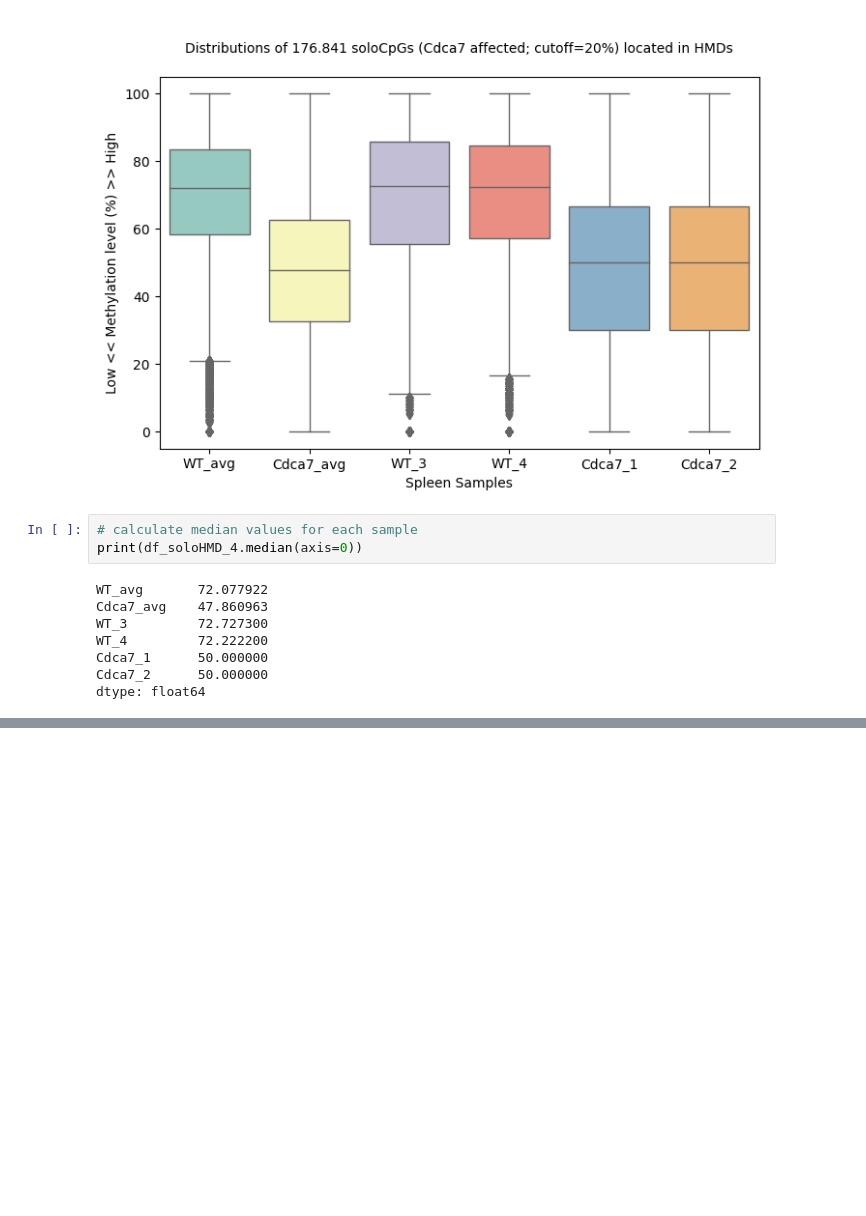
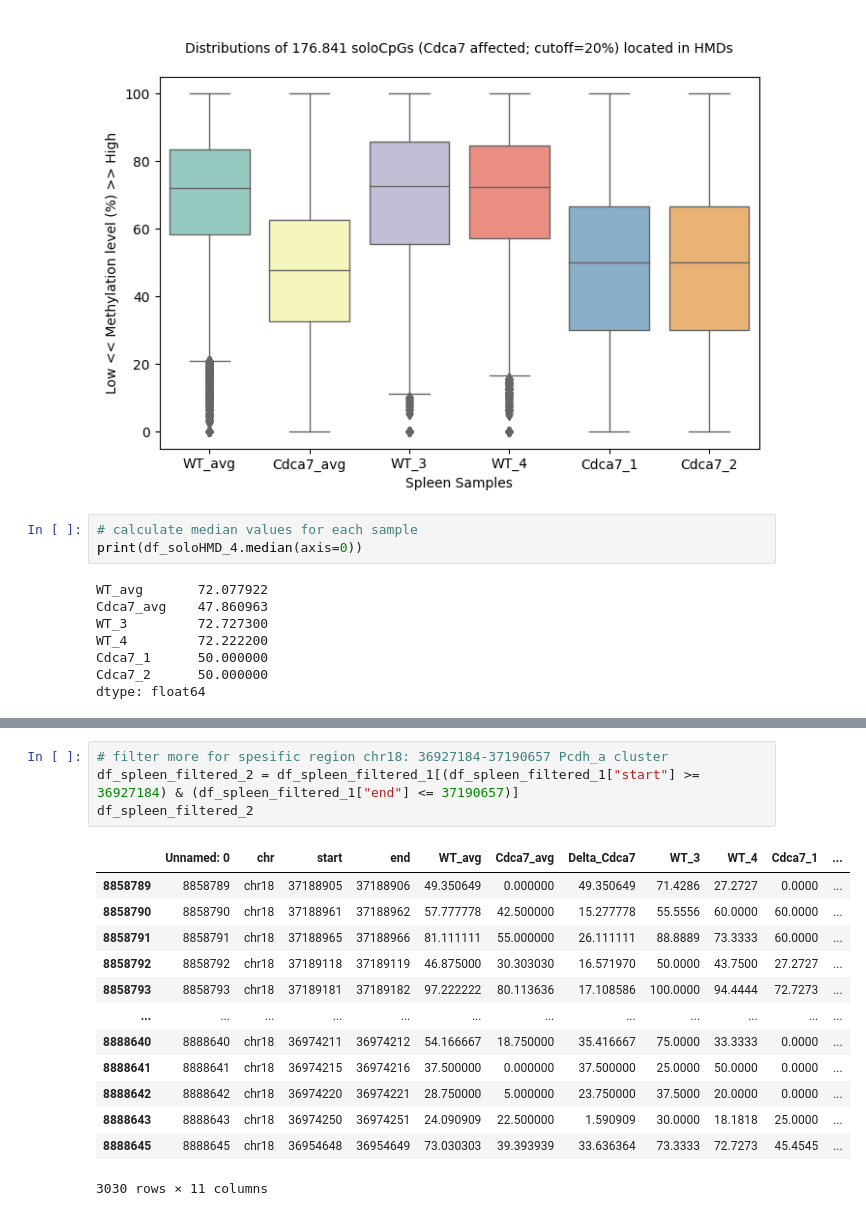
Before and after one commit to srkndgn/WGBS_spleen_soloCpGs, a Jupyter notebook: wgbs-spleen-solocpgs.ipynb, the cells around one changed output, grey strips where cells are left out. Cells and saved outputs as stored; diff of their text form; blank space fills up the shorter version.

```diff
--- a/wgbs-spleen-solocpgs.ipynb
+++ b/wgbs-spleen-solocpgs.ipynb
@@ -555,0 +591,18 @@ dtype: float64
+# %%
+# filter more for spesific region chr18: 36927184-37190657 Pcdh_a cluster
+df_spleen_filtered_2 = df_spleen_filtered_1[(df_spleen_filtered_1["start"] >= 36927184) & (df_spleen_filtered_1["end"] <= 37190657)]
+df_spleen_filtered_2
+# %% [output]
+|  | Unnamed: 0 | chr | start | end | WT_avg | Cdca7_avg | Delta_Cdca7 | WT_3 | WT_4 | Cdca7_1 | ... |
+| 8858789 | 8858789 | chr18 | 37188905 | 37188906 | 49.350649 | 0.000000 | 49.350649 | 71.4286 | 27.2727 | 0.0000 | ... |
+| 8858790 | 8858790 | chr18 | 37188961 | 37188962 | 57.777778 | 42.500000 | 15.277778 | 55.5556 | 60.0000 | 60.0000 | ... |
+| 8858791 | 8858791 | chr18 | 37188965 | 37188966 | 81.111111 | 55.000000 | 26.111111 | 88.8889 | 73.3333 | 60.0000 | ... |
+| 8858792 | 8858792 | chr18 | 37189118 | 37189119 | 46.875000 | 30.303030 | 16.571970 | 50.0000 | 43.7500 | 27.2727 | ... |
+| 8858793 | 8858793 | chr18 | 37189181 | 37189182 | 97.222222 | 80.113636 | 17.108586 | 100.0000 | 94.4444 | 72.7273 | ... |
+| ... | ... | ... | ... | ... | ... | ... | ... | ... | ... | ... | ... |
+| 8888640 | 8888640 | chr18 | 36974211 | 36974212 | 54.166667 | 18.750000 | 35.416667 | 75.0000 | 33.3333 | 0.0000 | ... |
+| 8888641 | 8888641 | chr18 | 36974215 | 36974216 | 37.500000 | 0.000000 | 37.500000 | 25.0000 | 50.0000 | 0.0000 | ... |
+| 8888642 | 8888642 | chr18 | 36974220 | 36974221 | 28.750000 | 5.000000 | 23.750000 | 37.5000 | 20.0000 | 0.0000 | ... |
+| 8888643 | 8888643 | chr18 | 36974250 | 36974251 | 24.090909 | 22.500000 | 1.590909 | 30.0000 | 18.1818 | 25.0000 | ... |
+| 8888645 | 8888645 | chr18 | 36954648 | 36954649 | 73.030303 | 39.393939 | 33.636364 | 73.3333 | 72.7273 | 45.4545 | ... |
+3030 rows × 11 columns
```
Also changed, not shown: parts of 4 cells of this notebook.
